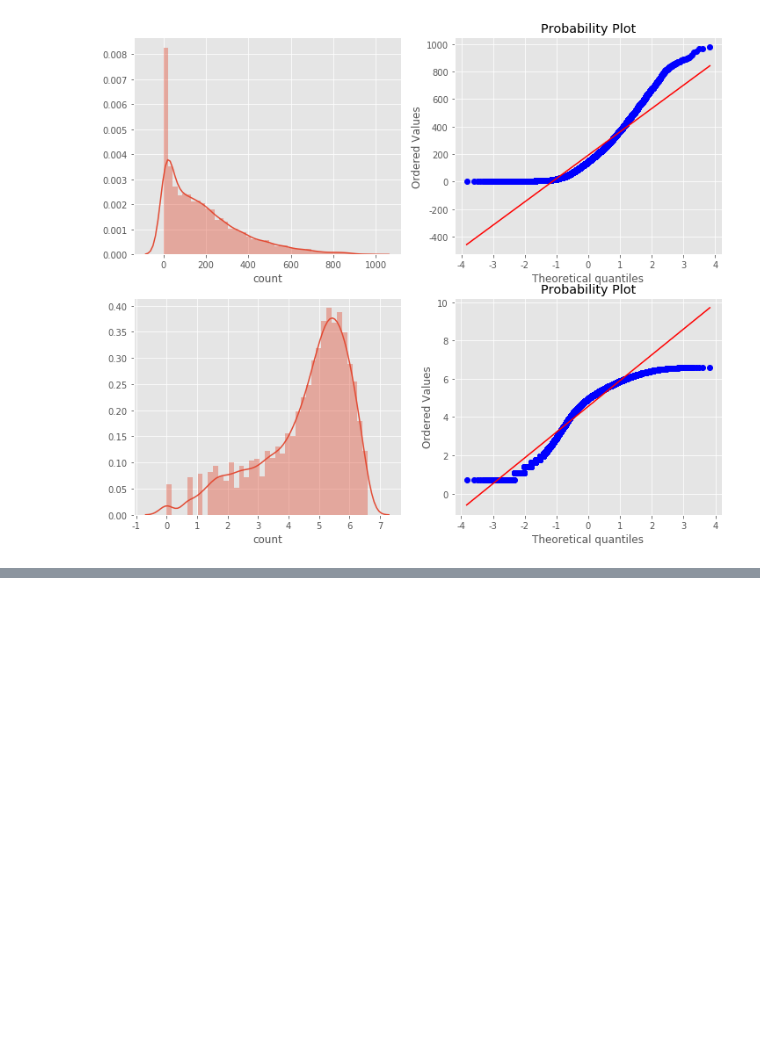
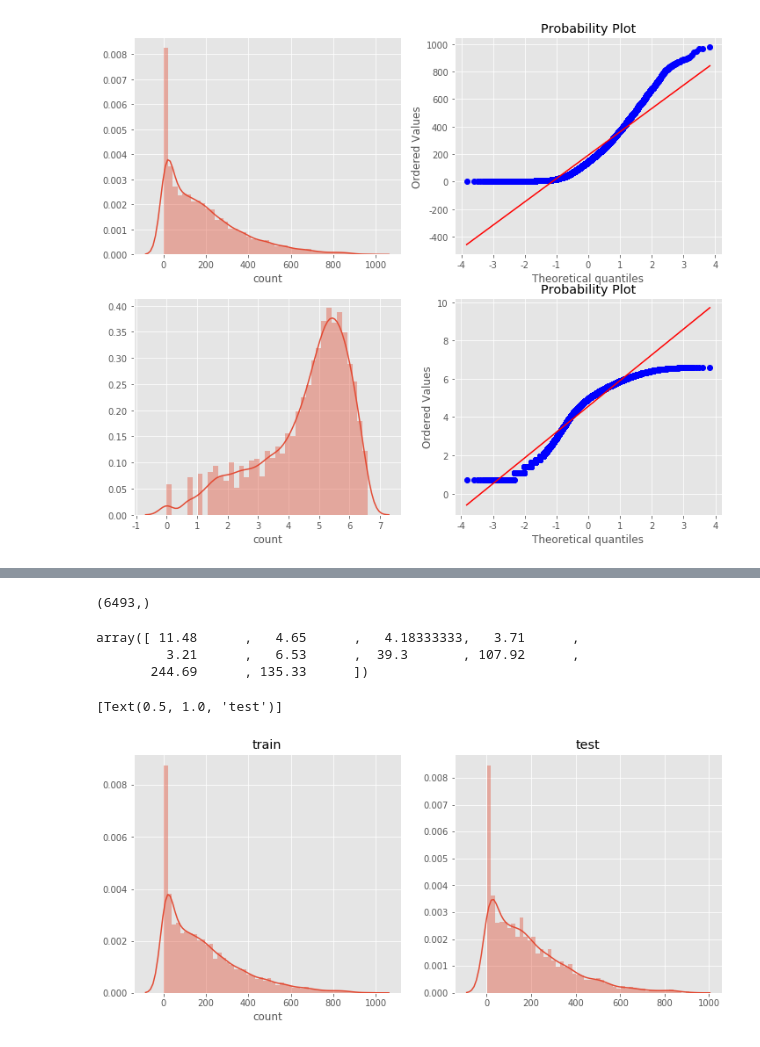
Before and after one commit to lhs7091/PythonDataScienceExam, a Jupyter notebook: bike-sharing-demand/bike-sharing-demand.ipynb, the cells around one changed output, grey strips where cells are left out. Saved outputs shown, nothing was run; the diff lists cells and outputs as text; code cells hidden in the pictures; blank space fills up the shorter version.

```diff
--- a/bike-sharing-demand/bike-sharing-demand.ipynb
+++ b/bike-sharing-demand/bike-sharing-demand.ipynb
@@ -327,0 +403,6 @@ stats.probplot(np.log1p(trainWithouOutliers['count']), dist='norm', fit=True, pl
+# %%
+label_name = "count"
+y_train = train[label_name]
+
+print(y_train.shape)
+y_train.head()
@@ -327,0 +451,5 @@ stats.probplot(np.log1p(trainWithouOutliers['count']), dist='norm', fit=True, pl
+# %%
+from sklearn.ensemble import RandomForestRegressor
+max_depth_list = []
+model = RandomForestRegressor(n_estimators=100, n_jobs=1, random_state=0)
+model
@@ -327,0 +475,2 @@ stats.probplot(np.log1p(trainWithouOutliers['count']), dist='norm', fit=True, pl
+# %%
+model.fit(X_train, y_train)
@@ -327,0 +485,21 @@ stats.probplot(np.log1p(trainWithouOutliers['count']), dist='norm', fit=True, pl
+# %%
+predictions = model.predict(X_test)
+
+print(predictions.shape)
+predictions[0:10]
+# %% [output]
+(6493,)
+array([ 11.48      ,   4.65      ,   4.18333333,   3.71      ,
+         3.21      ,   6.53      ,  39.3       , 107.92      ,
+       244.69      , 135.33      ])
+# %%
+fig, (ax1, ax2) = plt.subplots(ncols=2)
+fig.set_size_inches(12,5)
+
+sns.distplot(y_train, ax=ax1, bins=50)
+ax1.set(title="train")
+sns.distplot(predictions, ax=ax2, bins=50)
+ax2.set(title="test")
+# %% [output]
+[Text(0.5, 1.0, 'test')]
+[figure, added]
```
Also changed, not shown: parts of 23 cells of this notebook, 2 other files.
